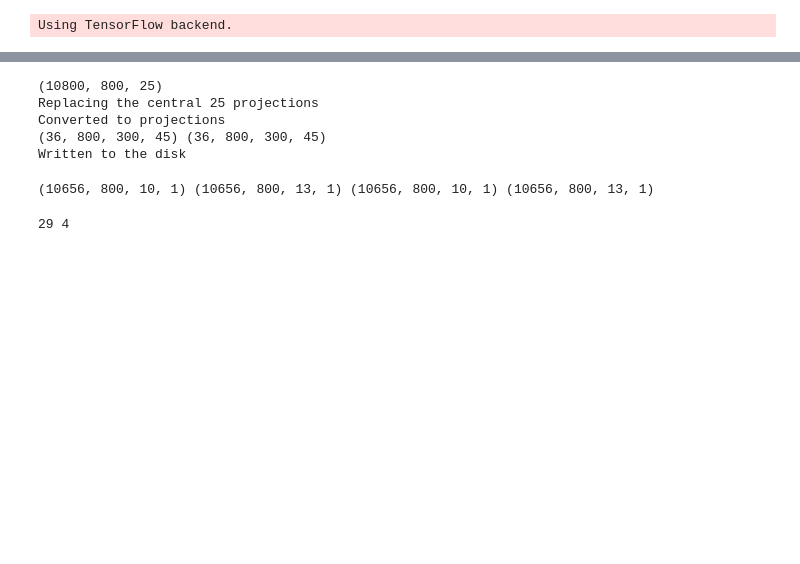
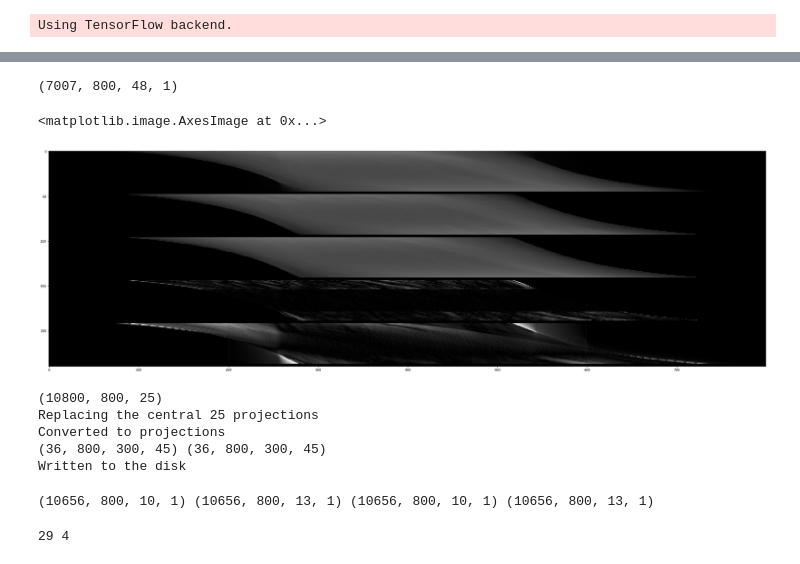
Before and after one commit to PranjalSahu/newrecon, a Jupyter notebook: recon1.ipynb, the cells around one changed output, grey strips where cells are left out. Saved outputs shown, nothing was run; the diff lists cells and outputs as text; code cells hidden in the pictures; blank space fills up the shorter version.

```diff
--- a/recon1.ipynb
+++ b/recon1.ipynb
@@ -509,10 +509,10 @@ count_train = 0
 count_val   = 0
 
 for i in range(1, 177):
-    x = loadmat('/media/dril/ubuntudata/DBT-NEW/gan-90-projections/projections/g_noi_sart_'+str(i)+'.mat', verify_compressed_data_integrity=False)
+    x = loadmat('/media/pranjal/newdrive/DBT-NEW/gan-90-projections/projections/g_noi_sart_'+str(i)+'.mat', verify_compressed_data_integrity=False)
     x = x['g_noi_nonoise']
 
-    y = loadmat('/media/dril/ubuntudata/DBT-NEW/gan-90-projections/projections/g_noi_noise_'+str(i)+'.mat', verify_compressed_data_integrity=False)
+    y = loadmat('/media/pranjal/newdrive/DBT-NEW/gan-90-projections/projections/g_noi_noise_'+str(i)+'.mat', verify_compressed_data_integrity=False)
     y = y['g_noi_nonoise']
     print(i)
 
@@ -550,10 +568,10 @@ print(trainx.shape, trainy.shape, valx.shape, valy.shape, count_train, count_val
 # %%
 # For training the U-Net model
-checkpoint  = ModelCheckpoint(filepath='/media/dril/ubuntudata/DBT-NEW/models/model-sinogram15-more-dril.h5',
+checkpoint  = ModelCheckpoint(filepath='/media/pranjal/newdrive/DBT-NEW/models/model-sinogram22-acer.h5',
                               monitor='val_loss', period=1,
                               verbose=1, save_best_only=True, mode='min')
 
-model = load_model('/media/dril/ubuntudata/DBT-NEW/models/model-sinogram15-dril.h5')
+model = unet_vanilla()#load_model('/media/dril/ubuntudata/DBT-NEW/models/model-sinogram15-dril.h5')
 #print(model.summary())
 model.fit(trainx, trainy, validation_data=(valx, valy),
           batch_size=8,
@@ -769,5 +830,22 @@ epoch = 39800
 aae.generator.save_weights(savepath+'generator_weights_'+str(epoch)+'.h5')
 aae.discriminator.save_weights(savepath+'discriminator_weights_'+str(epoch)+'.h5')
+# %%
+a = aae.generator.predict(valx, batch_size=8)
+print(a.shape)
+# %% [output]
+(7007, 800, 48, 1)
+# %%
+index = np.random.randint(0, len(a))
+#print(index)
+t1 = valx[index, :, :, 0]
+t2 = a[index, :, :, 0]
+t3 = valy[index, :, :, 0]
+
+plt.figure(figsize=(40, 30))
+plt.imshow(np.concatenate([t1, t2, t3, np.abs(t2-t3)*10, np.abs(t1-t3)*10], axis=-1).T, cmap='gray')
+# %% [output]
+<matplotlib.image.AxesImage at 0x...>
+[figure, added]
 # %%
 aae = AdversarialAutoencoder()
 
```
Also changed, not shown: parts of 4 cells of this notebook.
